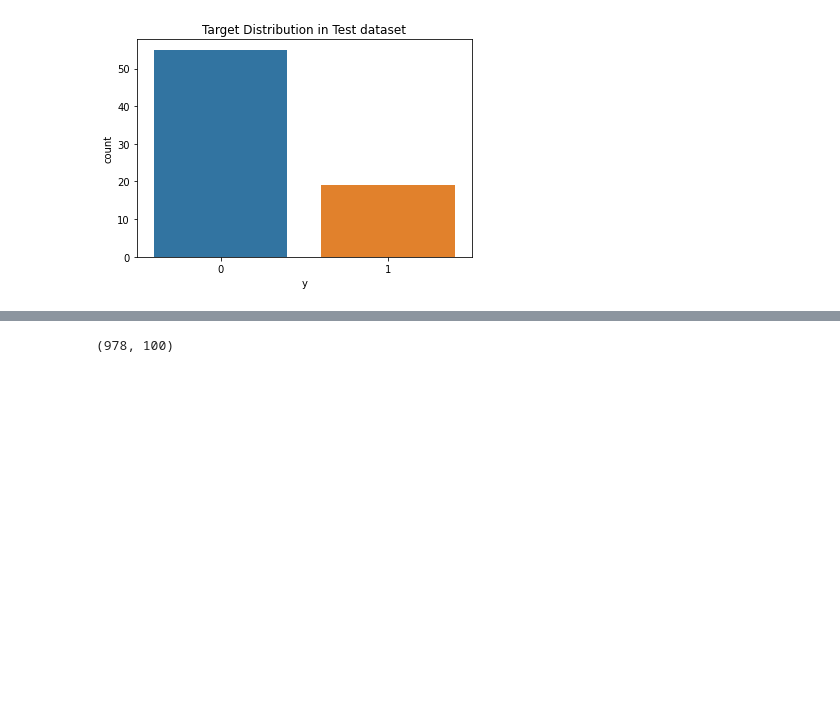
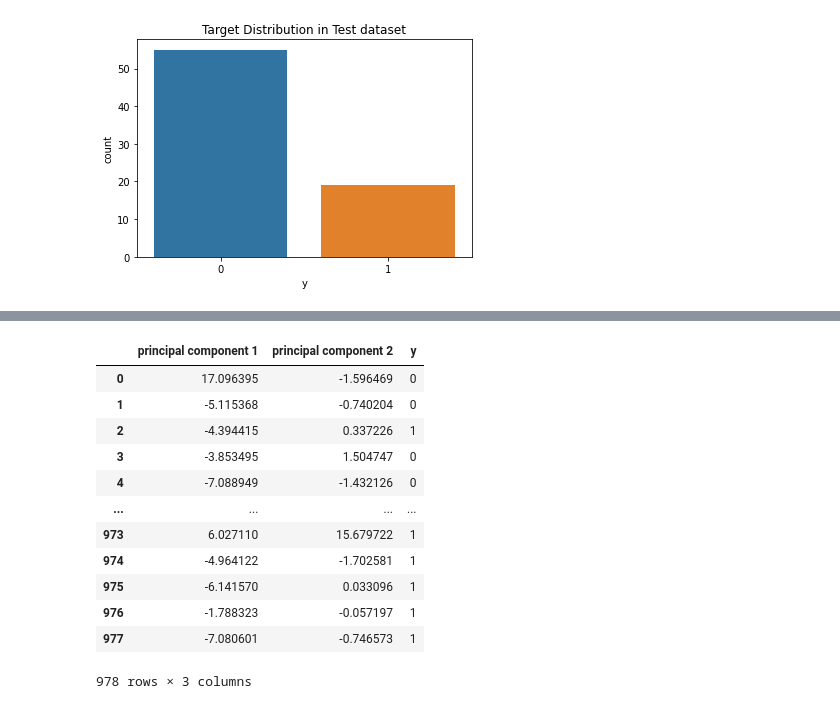
Before and after one commit to chandan21gupta/Protein_Protein_Interaction, a Jupyter notebook: src/feature_selection.ipynb, the cells around one changed output, grey strips where cells are left out. Saved outputs shown, nothing was run; the diff lists cells and outputs as text; code cells hidden in the pictures; blank space fills up the shorter version.

```diff
--- a/src/feature_selection.ipynb
+++ b/src/feature_selection.ipynb
@@ -182,9 +209,22 @@ print(pca.explained_variance_ratio_)
 # %%
 from sklearn.decomposition import PCA
 pca = PCA(n_components=2)
 principalComponents = pca.fit_transform(X_train)
 principalDf = pd.DataFrame(data = principalComponents, columns = ['principal component 1', 'principal component 2'])
-principalDf
-X_train.shape
+X_test_df = pd.DataFrame(data = y_train, columns = ['y'])
+finalDf = pd.concat([principalDf, X_test_df], axis = 1)
+finalDf
 # %% [output]
+|  | principal component 1 | principal component 2 | y |
+| 0 | 17.096395 | -1.596469 | 0 |
+| 1 | -5.115368 | -0.740204 | 0 |
+| 2 | -4.394415 | 0.337226 | 1 |
+| 3 | -3.853495 | 1.504747 | 0 |
+| 4 | -7.088949 | -1.432126 | 0 |
+| ... | ... | ... | ... |
+| 973 | 6.027110 | 15.679722 | 1 |
+| 974 | -4.964122 | -1.702581 | 1 |
+| 975 | -6.141570 | 0.033096 | 1 |
+| 976 | -1.788323 | -0.057197 | 1 |
+| 977 | -7.080601 | -0.746573 | 1 |
-(978, 100)
+978 rows × 3 columns
```
Also changed, not shown: parts of 9 cells of this notebook.
